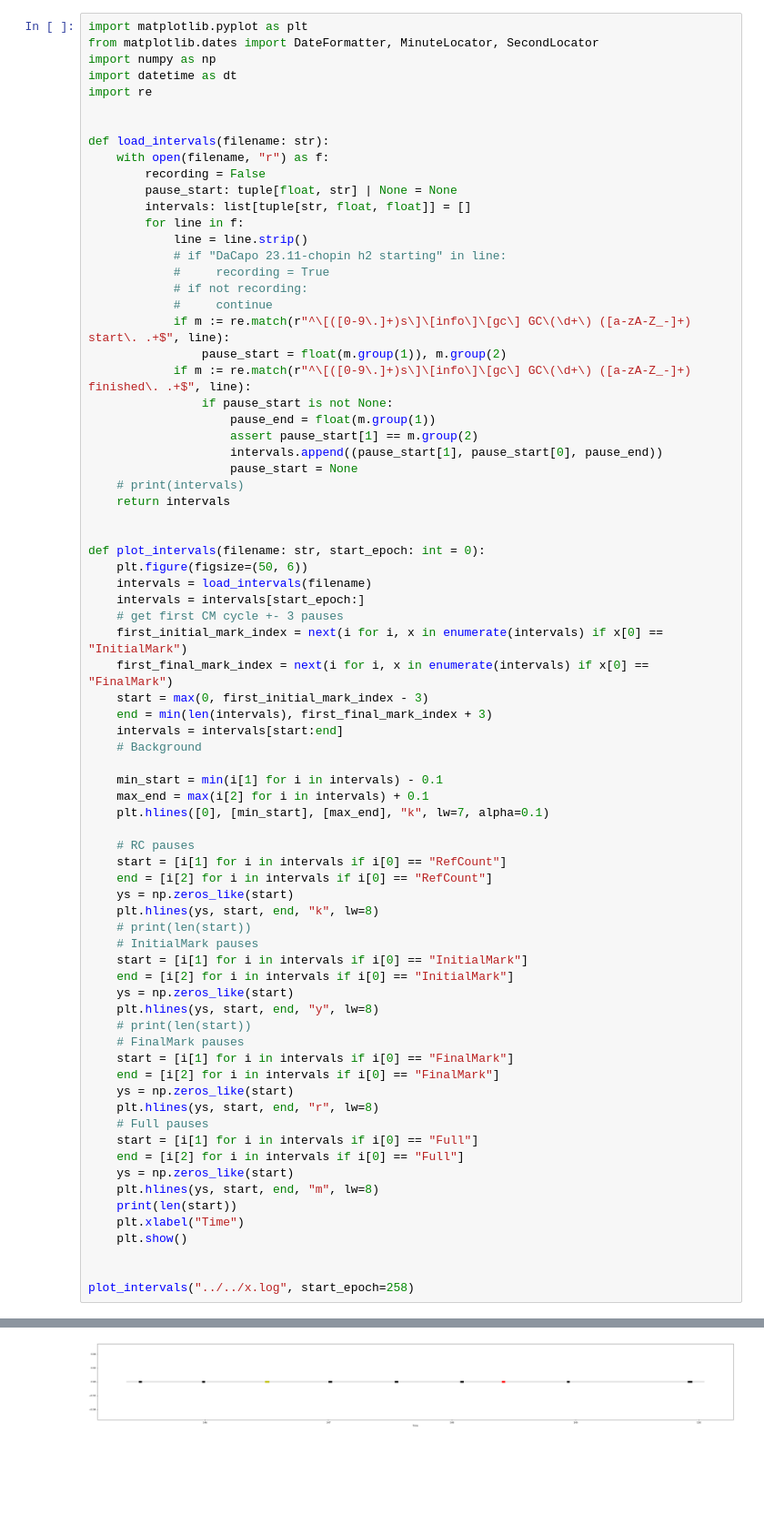
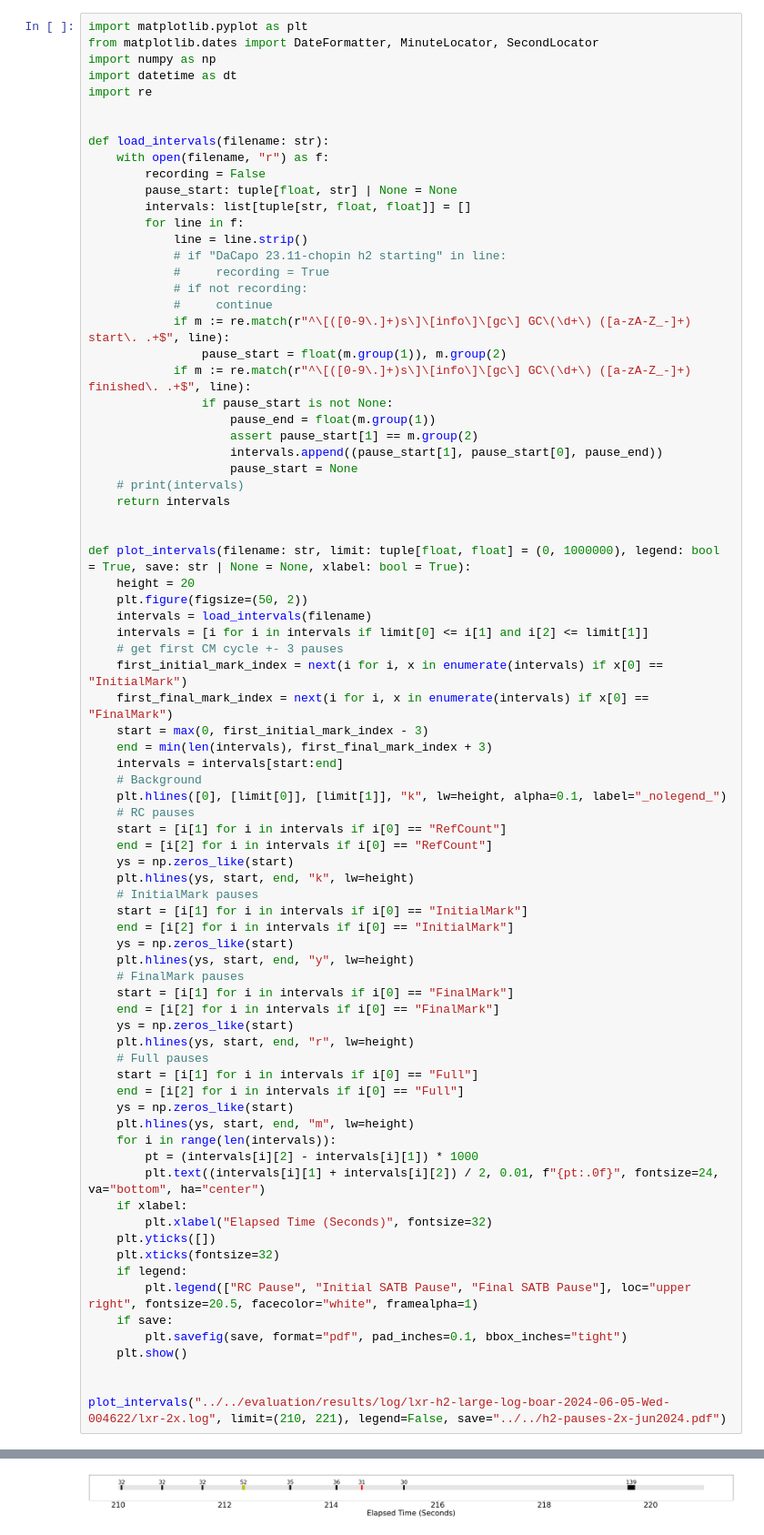
Before and after one commit to wenyuzhao/mmtk-dev, a Jupyter notebook: scripts/notebooks/pause-timeline.ipynb, the cells around one changed output, grey strips where cells are left out. Shown at 91% size. Cells and saved outputs as stored; diff of their text form; blank space fills up the shorter version.

```diff
--- a/scripts/notebooks/pause-timeline.ipynb
+++ b/scripts/notebooks/pause-timeline.ipynb
@@ -29,10 +29,11 @@ def load_intervals(filename: str):
     return intervals
 
 
-def plot_intervals(filename: str, start_epoch: int = 0):
-    plt.figure(figsize=(50, 6))
+def plot_intervals(filename: str, limit: tuple[float, float] = (0, 1000000), legend: bool = True, save: str | None = None, xlabel: bool = True):
+    height = 20
+    plt.figure(figsize=(50, 2))
     intervals = load_intervals(filename)
-    intervals = intervals[start_epoch:]
+    intervals = [i for i in intervals if limit[0] <= i[1] and i[2] <= limit[1]]
     # get first CM cycle +- 3 pauses
     first_initial_mark_index = next(i for i, x in enumerate(intervals) if x[0] == "InitialMark")
     first_final_mark_index = next(i for i, x in enumerate(intervals) if x[0] == "FinalMark")
@@ -40,37 +41,40 @@ def plot_intervals(filename: str, start_epoch: int = 0):
     end = min(len(intervals), first_final_mark_index + 3)
     intervals = intervals[start:end]
     # Background
-
-    min_start = min(i[1] for i in intervals) - 0.1
-    max_end = max(i[2] for i in intervals) + 0.1
-    plt.hlines([0], [min_start], [max_end], "k", lw=7, alpha=0.1)
-
+    plt.hlines([0], [limit[0]], [limit[1]], "k", lw=height, alpha=0.1, label="_nolegend_")
     # RC pauses
     start = [i[1] for i in intervals if i[0] == "RefCount"]
     end = [i[2] for i in intervals if i[0] == "RefCount"]
     ys = np.zeros_like(start)
-    plt.hlines(ys, start, end, "k", lw=8)
-    # print(len(start))
+    plt.hlines(ys, start, end, "k", lw=height)
     # InitialMark pauses
     start = [i[1] for i in intervals if i[0] == "InitialMark"]
     end = [i[2] for i in intervals if i[0] == "InitialMark"]
     ys = np.zeros_like(start)
-    plt.hlines(ys, start, end, "y", lw=8)
-    # print(len(start))
+    plt.hlines(ys, start, end, "y", lw=height)
     # FinalMark pauses
     start = [i[1] for i in intervals if i[0] == "FinalMark"]
     end = [i[2] for i in intervals if i[0] == "FinalMark"]
     ys = np.zeros_like(start)
-    plt.hlines(ys, start, end, "r", lw=8)
+    plt.hlines(ys, start, end, "r", lw=height)
     # Full pauses
     start = [i[1] for i in intervals if i[0] == "Full"]
     end = [i[2] for i in intervals if i[0] == "Full"]
     ys = np.zeros_like(start)
-    plt.hlines(ys, start, end, "m", lw=8)
-    print(len(start))
-    plt.xlabel("Time")
+    plt.hlines(ys, start, end, "m", lw=height)
+    for i in range(len(intervals)):
+        pt = (intervals[i][2] - intervals[i][1]) * 1000
+        plt.text((intervals[i][1] + intervals[i][2]) / 2, 0.01, f"{pt:.0f}", fontsize=24, va="bottom", ha="center")
+    if xlabel:
+        plt.xlabel("Elapsed Time (Seconds)", fontsize=32)
+    plt.yticks([])
+    plt.xticks(fontsize=32)
+    if legend:
+        plt.legend(["RC Pause", "Initial SATB Pause", "Final SATB Pause"], loc="upper right", fontsize=20.5, facecolor="white", framealpha=1)
+    if save:
+        plt.savefig(save, format="pdf", pad_inches=0.1, bbox_inches="tight")
     plt.show()
 
 
-plot_intervals("../../x.log", start_epoch=258)
+plot_intervals("../../evaluation/results/log/lxr-h2-large-log-boar-2024-06-05-Wed-004622/lxr-2x.log", limit=(210, 221), legend=False, save="../../h2-pauses-2x-jun2024.pdf")
 # %% [output]
@@ -78 +81 @@ plot_intervals("../../x.log", start_epoch=258)
-[figure, old version]
+[figure, new version]
```
Also changed, not shown: parts of 5 cells of this notebook.
